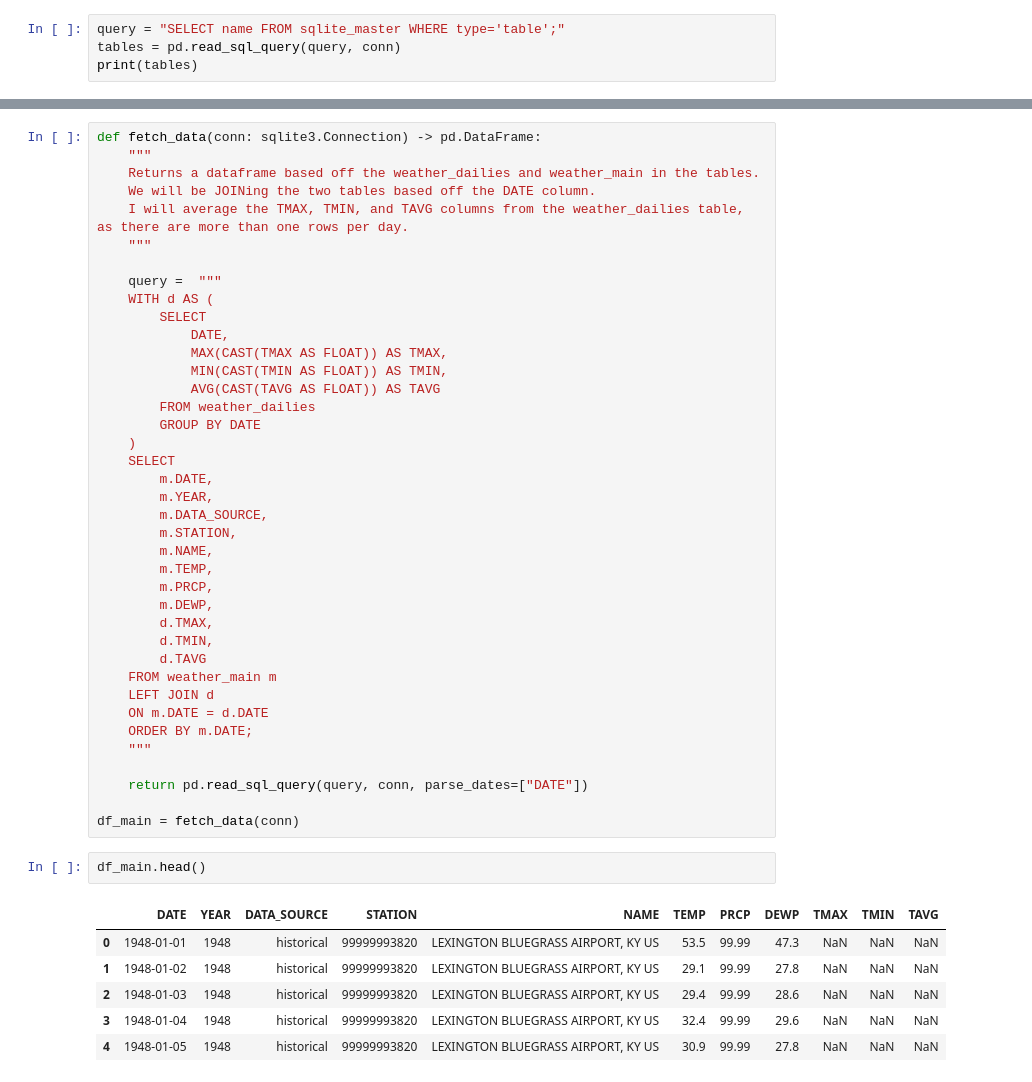
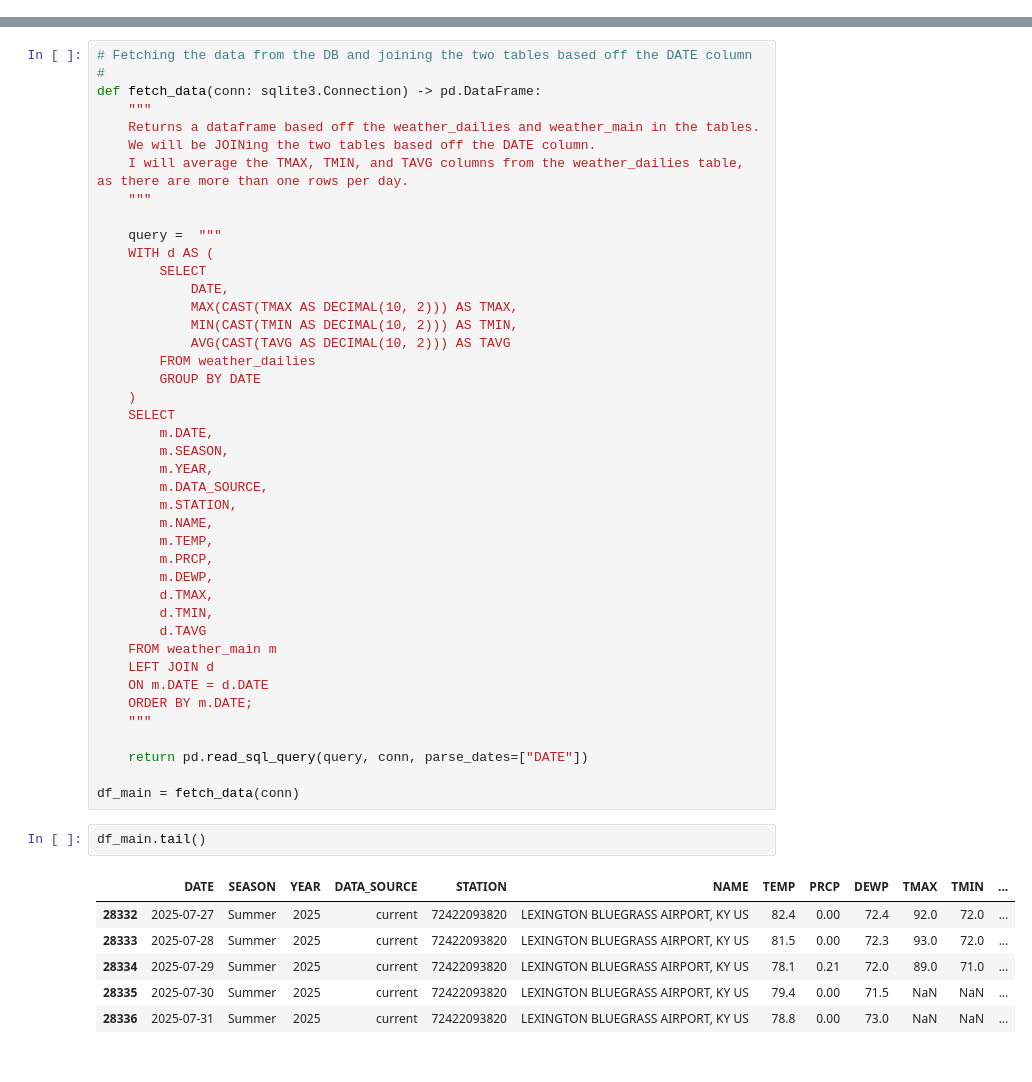
Before and after one commit to taylynne/code_you_capstone, a Jupyter notebook: data_analysis.ipynb, the cells around one changed output, grey strips where cells are left out. Cells and saved outputs as stored; diff of their text form.

```diff
--- a/data_analysis.ipynb
+++ b/data_analysis.ipynb
@@ -8,7 +10,3 @@ import matplotlib.pyplot as plt
 DB_PATH = os.path.join('data', 'weather.db')
 
 conn = sqlite3.connect(DB_PATH)
-# %%
-query = "SELECT name FROM sqlite_master WHERE type='table';"
-tables = pd.read_sql_query(query, conn)
-print(tables)
@@ -63,4 +23,5 @@ def add_categories(df: pd.DataFrame) -> pd.DataFrame:
 # %%
+# Fetching the data from the DB and joining the two tables based off the DATE column #
 def fetch_data(conn: sqlite3.Connection) -> pd.DataFrame:
     """
     Returns a dataframe based off the weather_dailies and weather_main in the tables.
@@ -72,14 +33,15 @@ def fetch_data(conn: sqlite3.Connection) -> pd.DataFrame:
     WITH d AS (
         SELECT
             DATE,
-            MAX(CAST(TMAX AS FLOAT)) AS TMAX,
-            MIN(CAST(TMIN AS FLOAT)) AS TMIN,
-            AVG(CAST(TAVG AS FLOAT)) AS TAVG
+            MAX(CAST(TMAX AS DECIMAL(10, 2))) AS TMAX,
+            MIN(CAST(TMIN AS DECIMAL(10, 2))) AS TMIN,
+            AVG(CAST(TAVG AS DECIMAL(10, 2))) AS TAVG
         FROM weather_dailies
         GROUP BY DATE
     )
     SELECT
         m.DATE,
+        m.SEASON,
         m.YEAR,
         m.DATA_SOURCE,
         m.STATION,
@@ -100,11 +62,11 @@ def fetch_data(conn: sqlite3.Connection) -> pd.DataFrame:
 
 df_main = fetch_data(conn)
 # %%
-df_main.head()
+df_main.tail()
 # %% [output]
-|  | DATE | YEAR | DATA_SOURCE | STATION | NAME | TEMP | PRCP | DEWP | TMAX | TMIN | TAVG |
-| 0 | 1948-01-01 | 1948 | historical | 99999993820 | LEXINGTON BLUEGRASS AIRPORT, KY US | 53.5 | 99.99 | 47.3 | NaN | NaN | NaN |
-| 1 | 1948-01-02 | 1948 | historical | 99999993820 | LEXINGTON BLUEGRASS AIRPORT, KY US | 29.1 | 99.99 | 27.8 | NaN | NaN | NaN |
-| 2 | 1948-01-03 | 1948 | historical | 99999993820 | LEXINGTON BLUEGRASS AIRPORT, KY US | 29.4 | 99.99 | 28.6 | NaN | NaN | NaN |
-| 3 | 1948-01-04 | 1948 | historical | 99999993820 | LEXINGTON BLUEGRASS AIRPORT, KY US | 32.4 | 99.99 | 29.6 | NaN | NaN | NaN |
-| 4 | 1948-01-05 | 1948 | historical | 99999993820 | LEXINGTON BLUEGRASS AIRPORT, KY US | 30.9 | 99.99 | 27.8 | NaN | NaN | NaN |
+|  | DATE | SEASON | YEAR | DATA_SOURCE | STATION | NAME | TEMP | PRCP | DEWP | TMAX | TMIN | ... |
+| 28332 | 2025-07-27 | Summer | 2025 | current | 72422093820 | LEXINGTON BLUEGRASS AIRPORT, KY US | 82.4 | 0.00 | 72.4 | 92.0 | 72.0 | ... |
+| 28333 | 2025-07-28 | Summer | 2025 | current | 72422093820 | LEXINGTON BLUEGRASS AIRPORT, KY US | 81.5 | 0.00 | 72.3 | 93.0 | 72.0 | ... |
+| 28334 | 2025-07-29 | Summer | 2025 | current | 72422093820 | LEXINGTON BLUEGRASS AIRPORT, KY US | 78.1 | 0.21 | 72.0 | 89.0 | 71.0 | ... |
+| 28335 | 2025-07-30 | Summer | 2025 | current | 72422093820 | LEXINGTON BLUEGRASS AIRPORT, KY US | 79.4 | 0.00 | 71.5 | NaN | NaN | ... |
+| 28336 | 2025-07-31 | Summer | 2025 | current | 72422093820 | LEXINGTON BLUEGRASS AIRPORT, KY US | 78.8 | 0.00 | 73.0 | NaN | NaN | ... |
```
Also changed, not shown: parts of 5 cells of this notebook, 2 other files.
